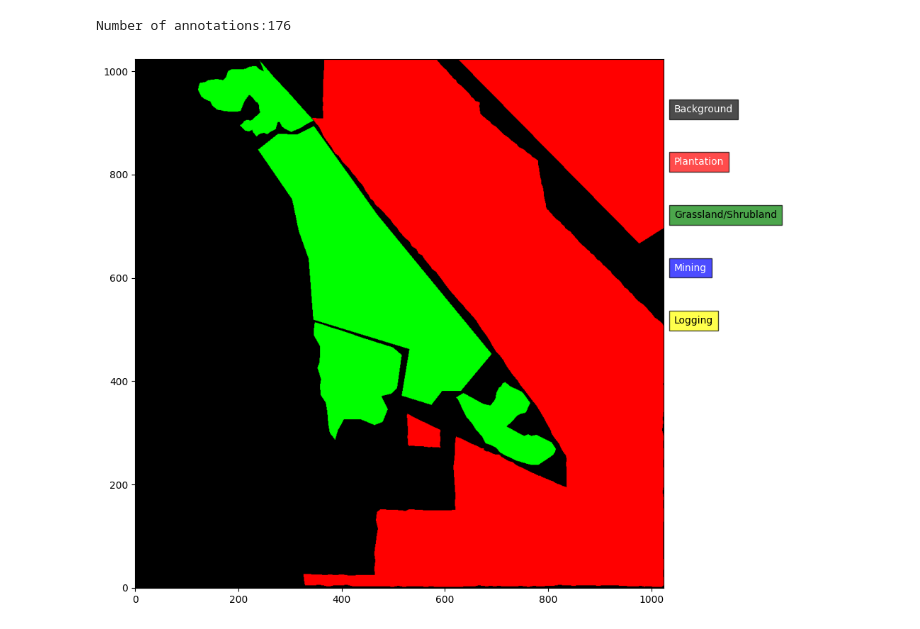
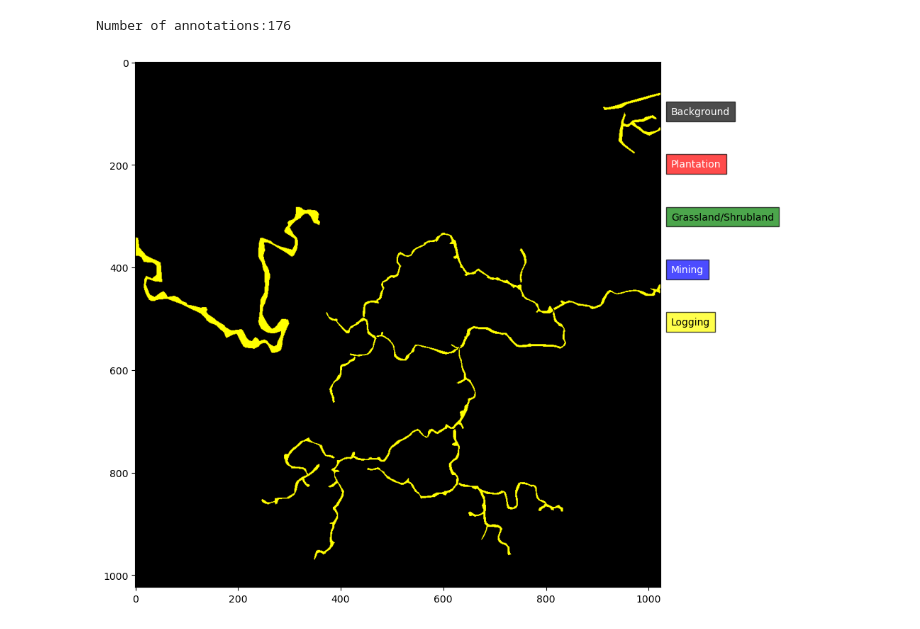
Before and after one commit to bragehs/INF367A-DeforestationDrivers, a Jupyter notebook: polygons_2_pixel.ipynb, the cells around one changed output. Saved outputs shown, nothing was run; the diff lists cells and outputs as text; code cells hidden in the pictures.

```diff
--- a/polygons_2_pixel.ipynb
+++ b/polygons_2_pixel.ipynb
@@ -26,7 +26,7 @@ Number of annotations:176
 # %%
 #Test mask
 #number of pictures
-n = 10
+n = 176
 shape = (1024, 1024)
 raster_imgs={}
 annotation_color_allocation = {
@@ -45,40 +45,38 @@ for current_image in range(n):
         type_deforest= annotations[f"train_{current_image}.tif"][i][0]
 
         points = list(zip(poly[::2], poly[1::2]))
-        points = [(x, 1024-y) for x, y in points]
+        points = [(x, y) for x, y in points]
 
         color = annotation_color_allocation[type_deforest]
         ImageDraw.Draw(img).polygon(points, outline=i + 1, fill=color)
     mask_2 = np.array(img)
     raster_imgs[f"train_{current_image}.tif"]=mask_2
-#plt.imshow(raster_imgs[f"train_{0}.tif"])
 
-for i in range(6, 7):
+for i in range(174, 175):
     fig, ax = plt.subplots(1, 1, figsize=(12, 8))
     plt.imshow(raster_imgs[f"train_{i}.tif"])
-    ax.invert_yaxis()
 
    # Add padding around the actual image
     plt.subplots_adjust(right=0.85)
 
     # Create legend text in whitespace
     legend_x = 1.02  # Position outside of image
     legend_items = {
         'Background': 'black',
         'Plantation': 'red',
         'Grassland/Shrubland': 'green',
         'Mining': 'blue',
         'Logging': 'yellow'
     }
 
     # Add legend items with consistent spacing
     for idx, (label, color) in enumerate(legend_items.items()):
         y_pos = 0.9 - (idx * 0.1)  # Start from top with even spacing
         plt.text(legend_x, y_pos, f'{label}',
                 transform=ax.transAxes,
                 bbox=dict(facecolor=color, alpha=0.7, pad=5),
                 color='white' if color in ['black', 'blue', 'red'] else 'black')
 
     plt.tight_layout()
 # %% [output]
-[figure, old version]
+[figure, new version]
```
Also changed, not shown: 3 other files.
